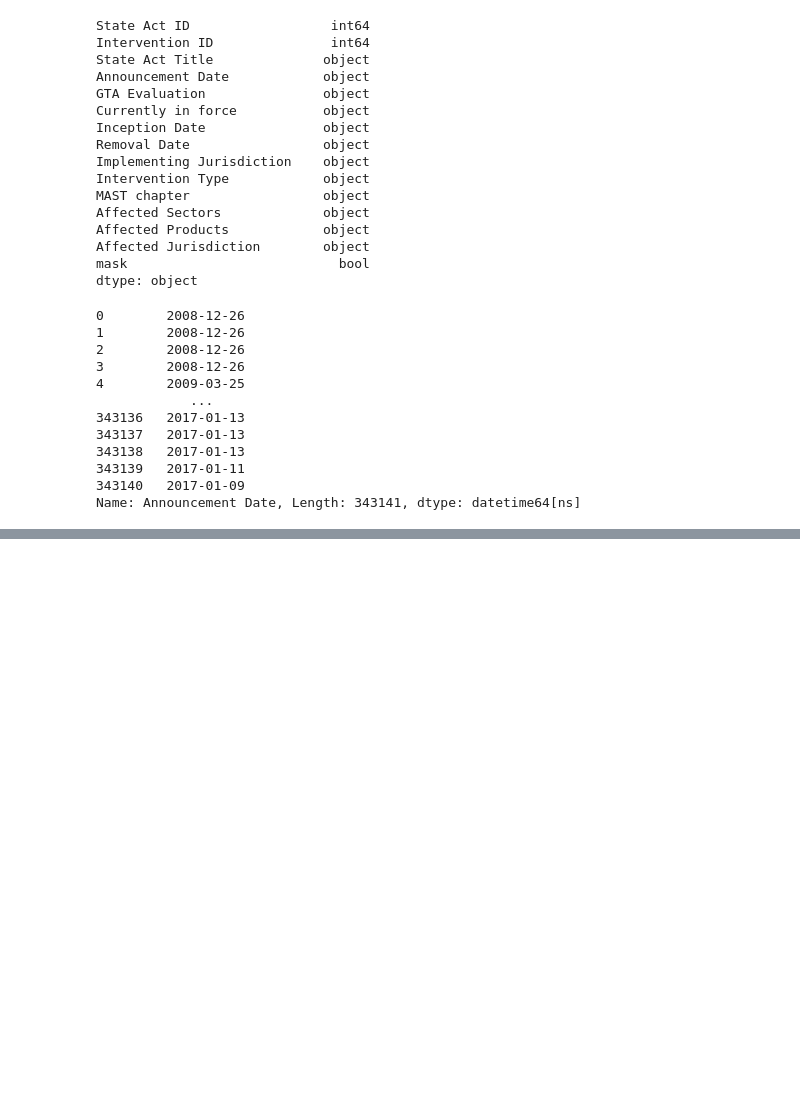
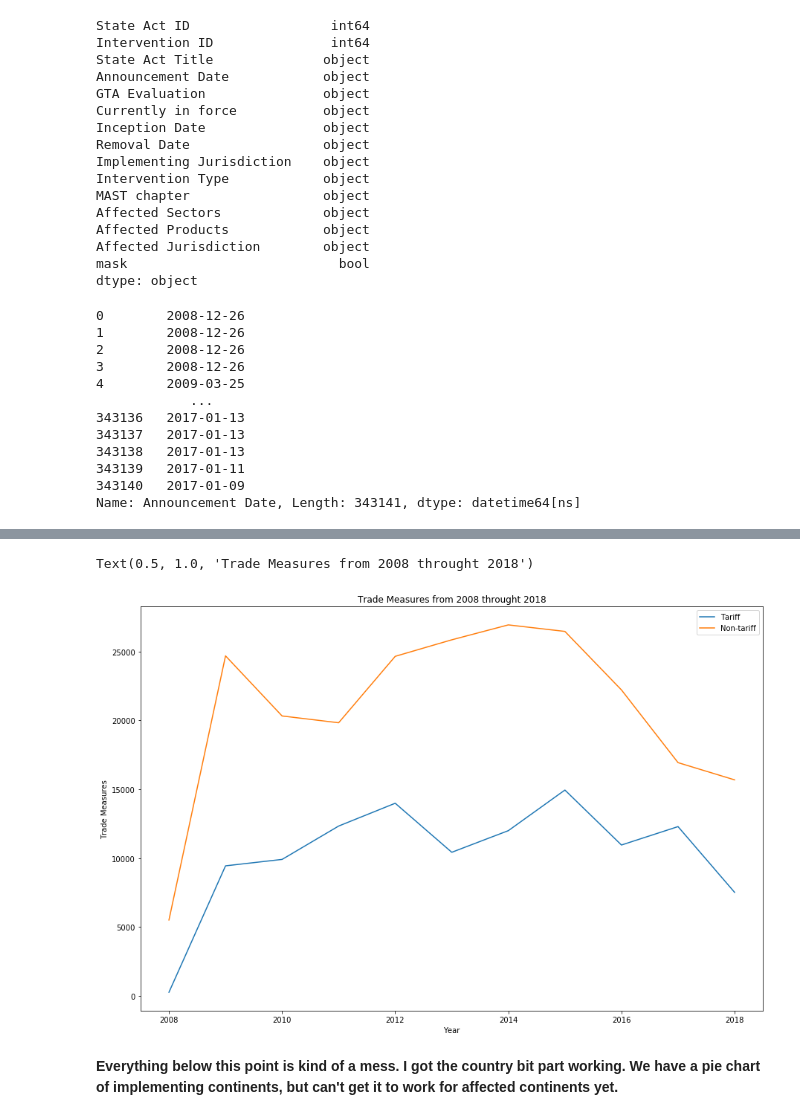
Before and after one commit to tjroginsky/CMPS-3660-Tutorial, a Jupyter notebook: Milestone2-notebook.ipynb, the cells around one changed output, grey strips where cells are left out. Cells and saved outputs as stored; diff of their text form; code cells hidden in the pictures; blank space fills up the shorter version.

```diff
--- a/Milestone2-notebook.ipynb
+++ b/Milestone2-notebook.ipynb
@@ -150,0 +193,18 @@ year_tmes_df.unstack(level=1).plot.line()
+# %%
+fig, ax = plt.subplots(1, 1, figsize=(15,10))
+
+#ax.plot(standard_df[standard_df['franchID'] == b]['yearID'],
+        #\standard_df[standard_df['franchID'] == b]['efficiency'], label=b)
+ax.plot(tar_line_df['years'], tar_line_df['tariff'], label='Tariff')
+ax.plot(tar_line_df['years'], tar_line_df['non_tariff'], label='Non-tariff')
+
+#ax.plt = year_tmes_df.unstack(level=1).plot.line()
+ax.legend()
+ax.set_xlabel('Year')
+ax.set_ylabel('Trade Measures')
+ax.set_title('Trade Measures from 2008 throught 2018')
+# %% [output]
+Text(0.5, 1.0, 'Trade Measures from 2008 throught 2018')
+[figure, added]
+# %% [markdown]
+**Everything below this point is kind of a mess. I got the country bit part working. We have a pie chart of implementing continents, but can't get it to work for affected continents yet.**
```
Also changed, not shown: parts of 26 cells of this notebook, 1 other file.
